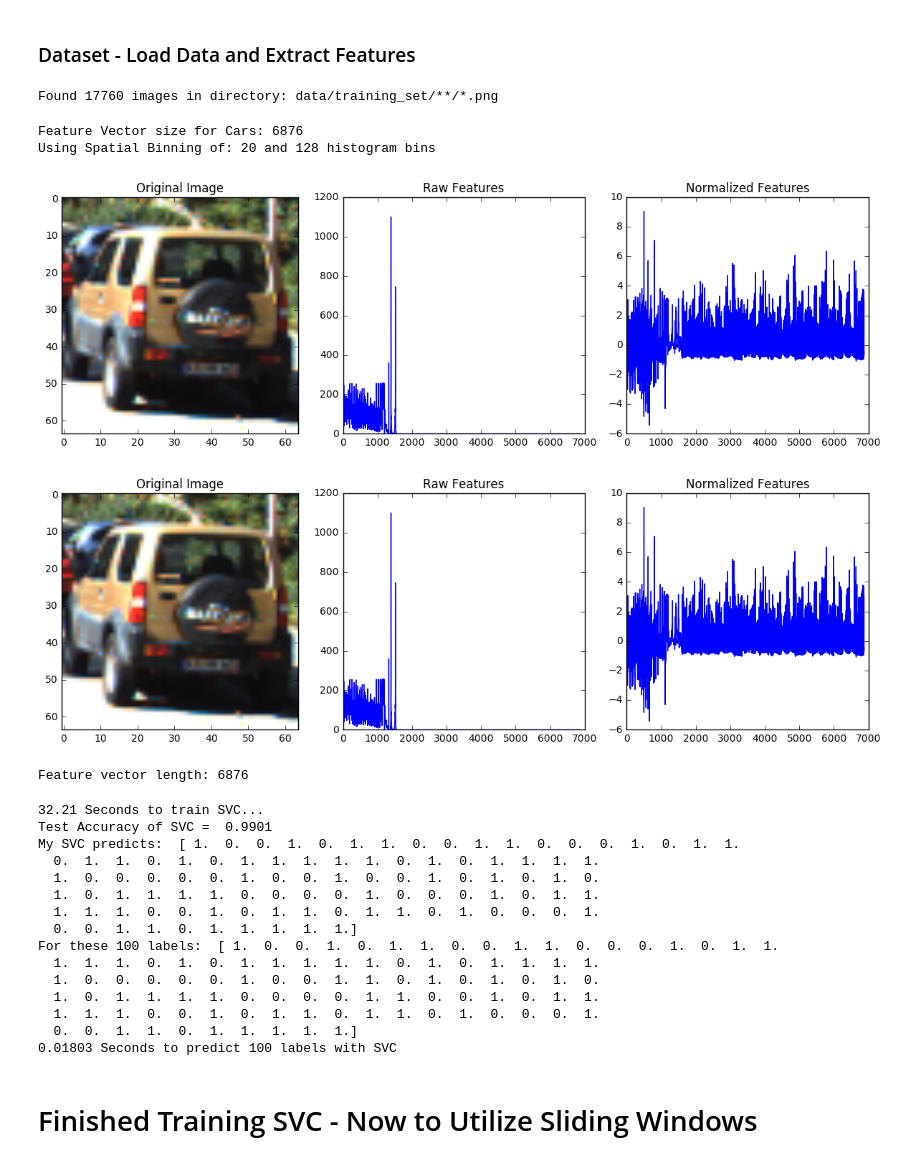
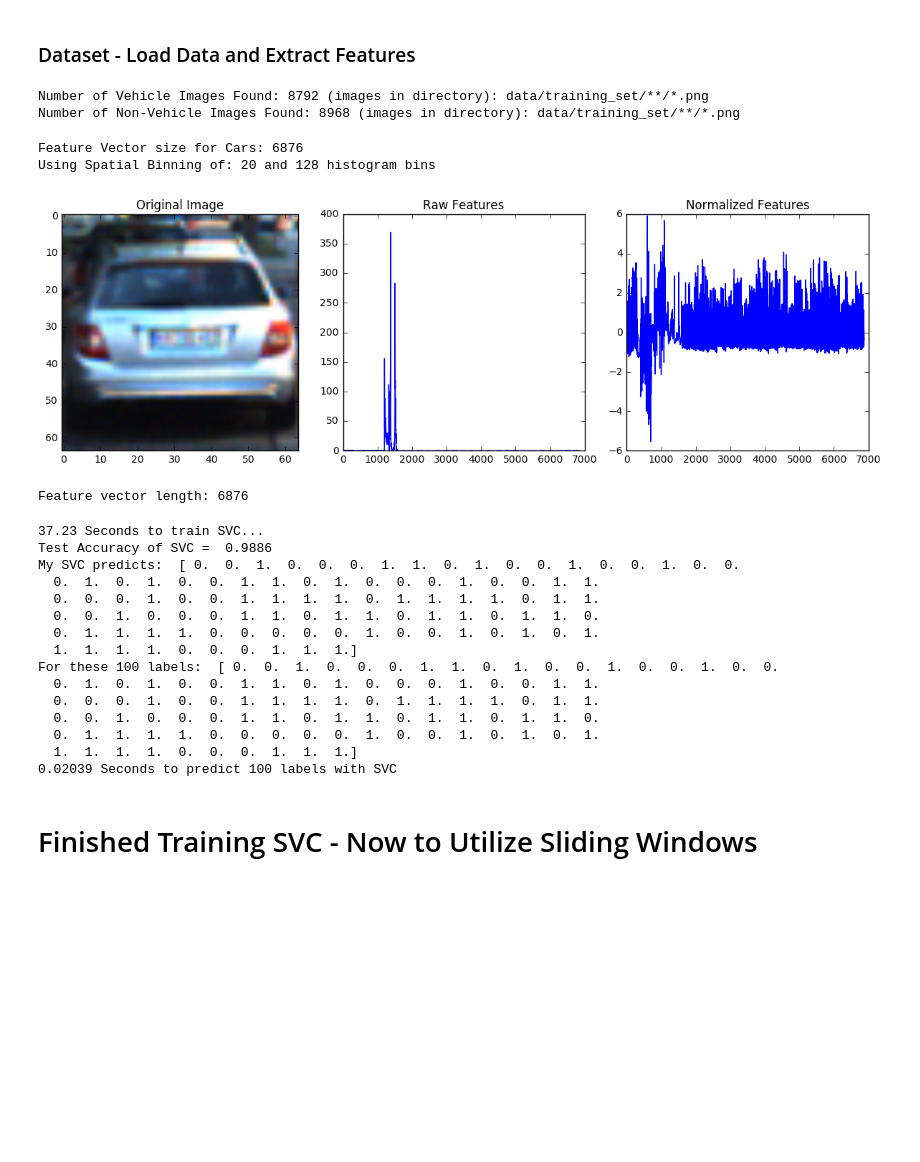
Before and after one commit to deanofthewebb/vehicle_detection_tracking_pipeline, a Jupyter notebook: vehicle-detection-setup.ipynb, the cells around one changed output. Saved outputs shown, nothing was run; the diff lists cells and outputs as text; code cells hidden in the pictures; blank space fills up the shorter version.

Commit message:
Vehicle tracking working on test images - Fixed bug with sliding windows

```diff
--- a/vehicle-detection-setup.ipynb
+++ b/vehicle-detection-setup.ipynb
@@ -99,41 +87,40 @@ def rgba_to_rgb(filepaths):
 # %%
 # Define a function to compute binned color features
 def bin_spatial(img, size=BIN_SPATIAL_SIZE):
-    denormalized_img = denormalize_pixels(img)
-    # Scale down and ravel image
-    features = cv2.resize(denormalized_img, size).ravel()
-    return features
+    color1 = cv2.resize(img[:,:,0], size).ravel()
+    color2 = cv2.resize(img[:,:,1], size).ravel()
+    color3 = cv2.resize(img[:,:,2], size).ravel()
+    return np.hstack((color1, color2, color3))
 # %%
 # Define a function to compute color histogram features
-def color_hist(img, nbins=HIST_NBINS, bins_range=HIST_BINS_RANGE):
-    denormalized_img = denormalize_pixels(img)
+def color_hist(img, nbins=HIST_NBINS):
     # Compute the histogram of the color channels separately
-    channel1_hist = np.histogram(denormalized_img[:,:,0], bins=nbins, range=bins_range)
-    channel2_hist = np.histogram(denormalized_img[:,:,1], bins=nbins, range=bins_range)
-    channel3_hist = np.histogram(denormalized_img[:,:,2], bins=nbins, range=bins_range)
+    channel1_hist = np.histogram(img[:,:,0], bins=nbins)
+    channel2_hist = np.histogram(img[:,:,1], bins=nbins)
+    channel3_hist = np.histogram(img[:,:,2], bins=nbins)
     # Concatenate the histograms into a single feature vector
     hist_features = np.concatenate((channel1_hist[0], channel2_hist[0], channel3_hist[0]))
     # Return the individual histograms, bin_centers and feature vector
     return hist_features
 # %%
-# Define a function to return HOG features and visualization
-def get_hog_features(img, hog_cspace=HOG_COLOR_SPACE, orient=HOG_ORIENTATIONS, pix_per_cell=HOG_PIXELS_PER_CELL,
-                     cell_per_block=HOG_CELLS_PER_BLOCK, hog_channel=HOG_CHANNEL, vis=False, feature_vec=True):
+# Define a function to return HOG features and visualization --
+def get_hog_features(img, orient=HOG_ORIENTATIONS, pix_per_cell=HOG_PIXELS_PER_CELL,
+                     cell_per_block=HOG_CELLS_PER_BLOCK, vis=False, feature_vec=True):
     denormalized_img = denormalize_pixels(img)
     if vis == True:
         features, hog_image = hog(denormalized_img, orientations=orient, pixels_per_cell=(pix_per_cell, pix_per_cell),
                                   cells_per_block=(cell_per_block, cell_per_block), transform_sqrt=False,
-                                  visualise=True, feature_vector=False)
+                                  visualise=vis, feature_vector=feature_vec)
         return features, hog_image
     else:
         features = hog(denormalized_img, orientations=orient, pixels_per_cell=(pix_per_cell, pix_per_cell),
                        cells_per_block=(cell_per_block, cell_per_block), transform_sqrt=False,
-                       visualise=False, feature_vector=feature_vec)
+                       visualise=vis, feature_vector=feature_vec)
         return features
 # %%
 # Define a function to extract features from a list of images
 def extract_features(imgs, cspace=COLOR_SPACE, spatial_size=BIN_SPATIAL_SIZE,
-                        hist_bins=HIST_NBINS, hist_range=HIST_BINS_RANGE):
+                        hist_bins=HIST_NBINS):
     # Create a list to append feature vectors
     features = []
     for file in imgs:
@@ -154,7 +141,7 @@ def extract_features(imgs, cspace=COLOR_SPACE, spatial_size=BIN_SPATIAL_SIZE,
         # Apply bin_spatial() to get spatial color features
         spatial_features = bin_spatial(feature_image, size=spatial_size)
         # Apply color_hist() also with a color space option now
-        hist_features = color_hist(feature_image, nbins=hist_bins, bins_range=hist_range)
+        hist_features = color_hist(feature_image, nbins=hist_bins)
 
         # Call get_hog_features() with vis=False, feature_vec=True
         hog_image = np.copy(image)
@@ -175,11 +162,6 @@ def extract_features(imgs, cspace=COLOR_SPACE, spatial_size=BIN_SPATIAL_SIZE,
 ## Starting Training Pipeline ##
 # Load Image Paths
 images = glob.glob(dataset_path, recursive=True)
-print('Found',len(images),'images in directory:', dataset_path)
-
-#Convert RGBA to RGB for PNG files
-rgba_to_rgb(images)
-
 cars = []
 notcars = []
 for image in images:
@@ -187,45 +169,46 @@ for image in images:
         notcars.append(image)
     else:
         cars.append(image)
+print('Number of Vehicle Images Found:',len(cars),'(images in directory):', dataset_path)
+print('Number of Non-Vehicle Images Found:',len(notcars),'(images in directory):', dataset_path)
 assert len(images) == len(cars) + len(notcars), 'The subarrays have not split the dataset correctly.'
 # %% [output]
-Found 17760 images in directory: data/training_set/**/*.png
+Number of Vehicle Images Found: 8792 (images in directory): data/training_set/**/*.png
+Number of Non-Vehicle Images Found: 8968 (images in directory): data/training_set/**/*.png
 # %%
 # Start Pipeline - Combine and Normalilze Features
 car_features = extract_features(cars)
 notcar_features = extract_features(notcars)
 
 # Create an array stack of feature vectors
 X = np.vstack((car_features, notcar_features)).astype(np.float64)
 
 # Fit a per-column scaler
 X_scaler = StandardScaler().fit(X)
 
 # Apply the scaler to X
 scaled_X = X_scaler.transform(X)
 car_ind = np.random.randint(0, len(cars))
 # Plot an example of raw and scaled features
 fig = plt.figure(figsize=(12,4))
 plt.subplot(131)
 plt.imshow(mpimg.imread(cars[car_ind]))
 plt.title('Original Image')
 plt.subplot(132)
 plt.plot(X[car_ind])
 plt.title('Raw Features')
 plt.subplot(133)
 plt.plot(scaled_X[car_ind])
 plt.title('Normalized Features')
 fig.tight_layout()
 
 print('Feature Vector size for Cars:', len(car_features[car_ind]))
 print('Using Spatial Binning of:',BIN_SPATIAL_SIZE[0],
     'and', HIST_NBINS,'histogram bins')
-fig
 # %% [output]
 Feature Vector size for Cars: 6876
 Using Spatial Binning of: 20 and 128 histogram bins
-[figure, old version]
+[figure, new version]
-[figure, removed]
 # %%
 # Define the labels vector
 y = np.hstack((np.ones(len(car_features)), np.zeros(len(notcar_features))))
@@ -255,21 +238,21 @@ print('For these',n_predict, 'labels: ', y_test[0:n_predict])
 t2 = time.time()
 print(round(t2-t, 5), 'Seconds to predict', n_predict,'labels with SVC')
 # %% [output]
-32.21 Seconds to train SVC...
-Test Accuracy of SVC =  0.9901
-My SVC predicts:  [ 1.  0.  0.  1.  0.  1.  1.  0.  0.  1.  1.  0.  0.  0.  1.  0.  1.  1.
-  0.  1.  1.  0.  1.  0.  1.  1.  1.  1.  1.  0.  1.  0.  1.  1.  1.  1.
-  1.  0.  0.  0.  0.  0.  1.  0.  0.  1.  0.  0.  1.  0.  1.  0.  1.  0.
-  1.  0.  1.  1.  1.  1.  0.  0.  0.  0.  1.  0.  0.  0.  1.  0.  1.  1.
-  1.  1.  1.  0.  0.  1.  0.  1.  1.  0.  1.  1.  0.  1.  0.  0.  0.  1.
-  0.  0.  1.  1.  0.  1.  1.  1.  1.  1.]
-For these 100 labels:  [ 1.  0.  0.  1.  0.  1.  1.  0.  0.  1.  1.  0.  0.  0.  1.  0.  1.  1.
-  1.  1.  1.  0.  1.  0.  1.  1.  1.  1.  1.  0.  1.  0.  1.  1.  1.  1.
-  1.  0.  0.  0.  0.  0.  1.  0.  0.  1.  1.  0.  1.  0.  1.  0.  1.  0.
-  1.  0.  1.  1.  1.  1.  0.  0.  0.  0.  1.  1.  0.  0.  1.  0.  1.  1.
-  1.  1.  1.  0.  0.  1.  0.  1.  1.  0.  1.  1.  0.  1.  0.  0.  0.  1.
-  0.  0.  1.  1.  0.  1.  1.  1.  1.  1.]
-0.01803 Seconds to predict 100 labels with SVC
+37.23 Seconds to train SVC...
+Test Accuracy of SVC =  0.9886
+My SVC predicts:  [ 0.  0.  1.  0.  0.  0.  1.  1.  0.  1.  0.  0.  1.  0.  0.  1.  0.  0.
+  0.  1.  0.  1.  0.  0.  1.  1.  0.  1.  0.  0.  0.  1.  0.  0.  1.  1.
+  0.  0.  0.  1.  0.  0.  1.  1.  1.  1.  0.  1.  1.  1.  1.  0.  1.  1.
+  0.  0.  1.  0.  0.  0.  1.  1.  0.  1.  1.  0.  1.  1.  0.  1.  1.  0.
+  0.  1.  1.  1.  1.  0.  0.  0.  0.  0.  1.  0.  0.  1.  0.  1.  0.  1.
+  1.  1.  1.  1.  0.  0.  0.  1.  1.  1.]
+For these 100 labels:  [ 0.  0.  1.  0.  0.  0.  1.  1.  0.  1.  0.  0.  1.  0.  0.  1.  0.  0.
+  0.  1.  0.  1.  0.  0.  1.  1.  0.  1.  0.  0.  0.  1.  0.  0.  1.  1.
+  0.  0.  0.  1.  0.  0.  1.  1.  1.  1.  0.  1.  1.  1.  1.  0.  1.  1.
+  0.  0.  1.  0.  0.  0.  1.  1.  0.  1.  1.  0.  1.  1.  0.  1.  1.  0.
+  0.  1.  1.  1.  1.  0.  0.  0.  0.  0.  1.  0.  0.  1.  0.  1.  0.  1.
+  1.  1.  1.  1.  0.  0.  0.  1.  1.  1.]
+0.02039 Seconds to predict 100 labels with SVC
 # %%
 #Save Support Vector Classifier to Datacache
 def save_to_datacache(support_vector_classifier, datacache_dir=DATACACHE_DIRECTORY):
```
Also changed, not shown: parts of 18 cells of this notebook, 7 other files.
